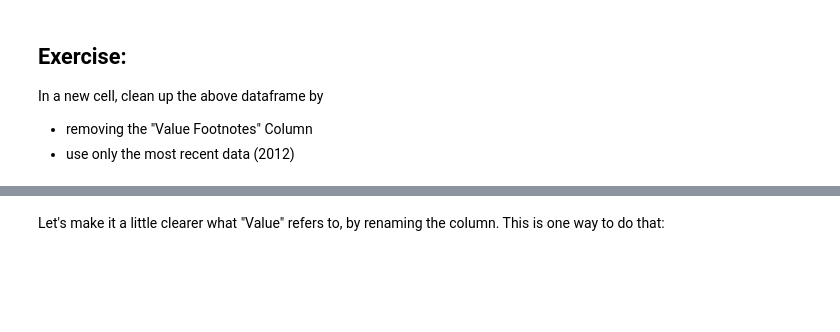
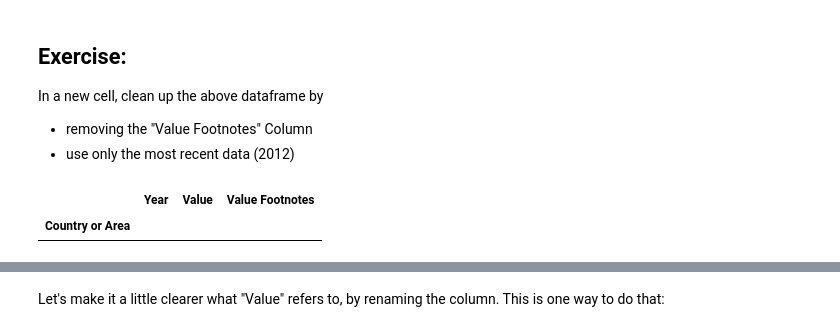
Before and after one commit to awenroberts/QM2, a Jupyter notebook: Copy_of_W6_Merging_and_Joining_in_Python.ipynb, the cells around one changed output, grey strips where cells are left out. Cells and saved outputs as stored; diff of their text form; code cells hidden in the pictures; blank space fills up the shorter version.

```diff
--- a/Copy_of_W6_Merging_and_Joining_in_Python.ipynb
+++ b/Copy_of_W6_Merging_and_Joining_in_Python.ipynb
@@ -505,3 +555,9 @@ In a new cell, clean up the above dataframe by
 
 - removing the "Value Footnotes" Column
 - use only the most recent data (2012)
+# %%
+life = life[life['Year']=='2012']
+life.head()
+# %% [output]
+|  | Year | Value | Value Footnotes |
+| Country or Area |  |  |  |
```
Also changed, not shown: parts of 13 cells of this notebook.
